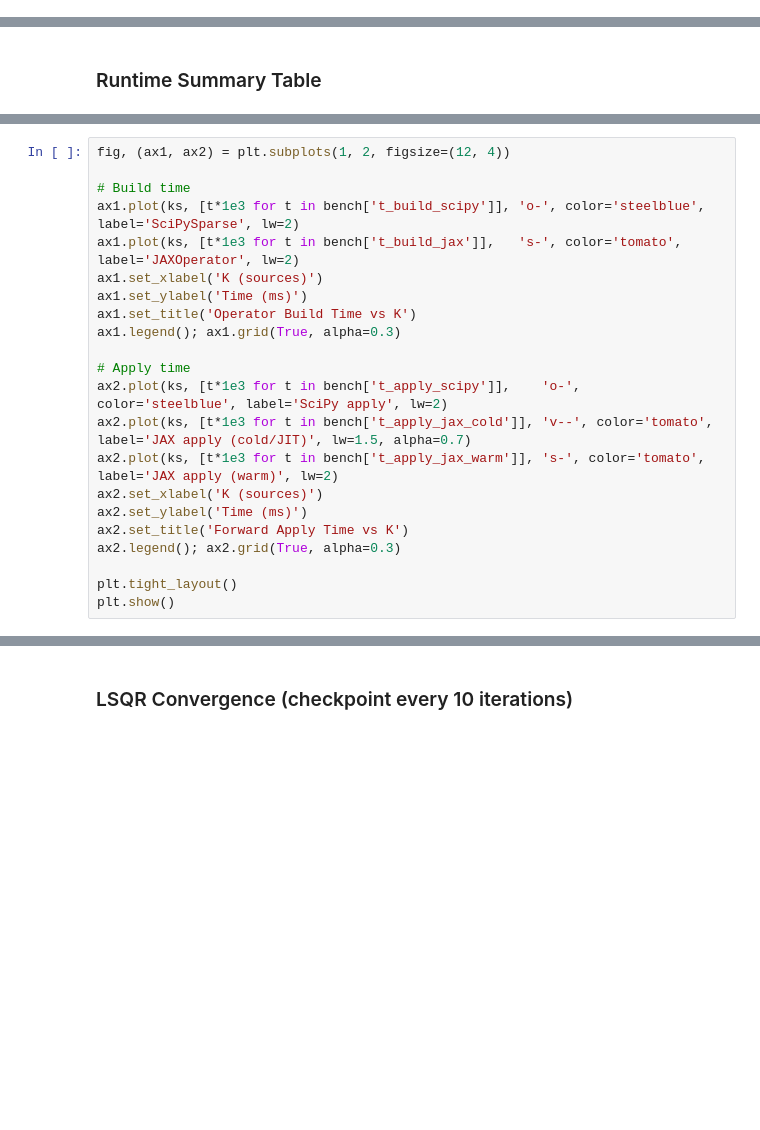
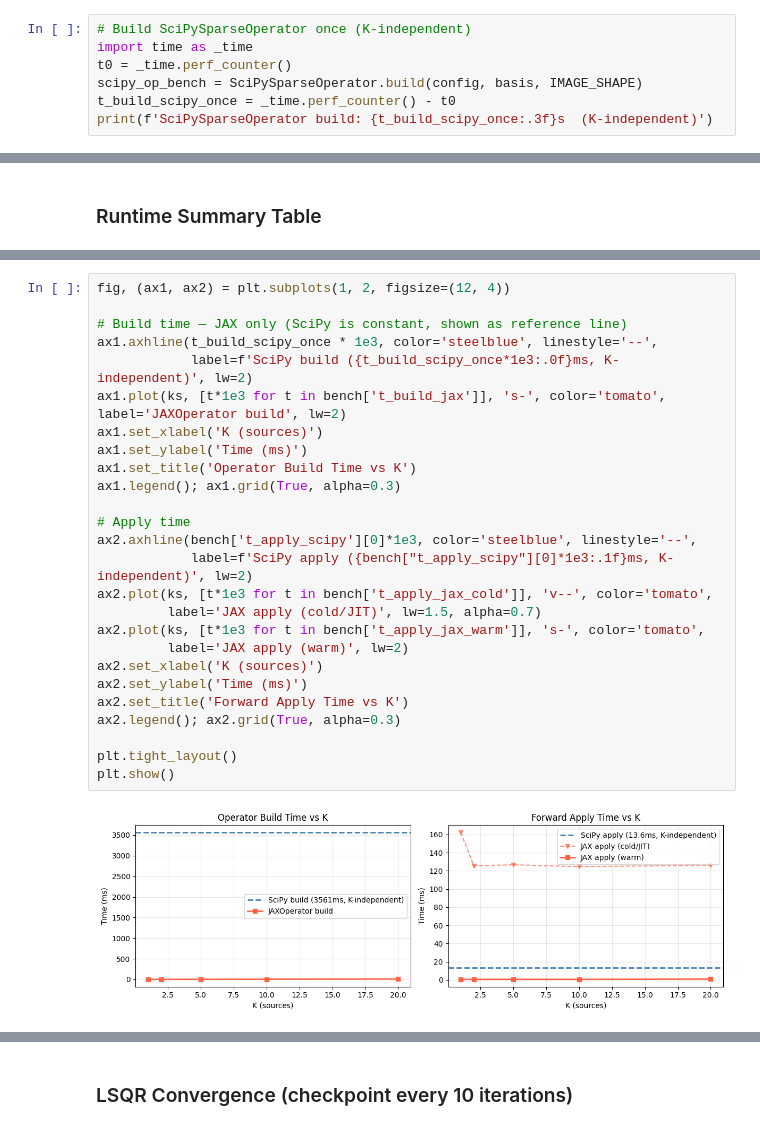
Before and after one commit to the-bagel-org/spectrex, a Jupyter notebook: notebooks/comparison_computational.ipynb, the cells around one changed output, grey strips where cells are left out. Cells and saved outputs as stored; diff of their text form; blank space fills up the shorter version.

```diff
--- a/notebooks/comparison_computational.ipynb
+++ b/notebooks/comparison_computational.ipynb
@@ -147 +175,8 @@ Timings use `timeit.timeit` with `number=3` repeats, reporting mean wall-clock s
 JAX steady-state is measured from the 2nd call onward.
+# %%
+# Build SciPySparseOperator once (K-independent)
+import time as _time
+t0 = _time.perf_counter()
+scipy_op_bench = SciPySparseOperator.build(config, basis, IMAGE_SHAPE)
+t_build_scipy_once = _time.perf_counter() - t0
+print(f'SciPySparseOperator build: {t_build_scipy_once:.3f}s  (K-independent)')
@@ -225,25 +270,31 @@ for i, k in enumerate(ks):
 # %%
 fig, (ax1, ax2) = plt.subplots(1, 2, figsize=(12, 4))
 
-# Build time
-ax1.plot(ks, [t*1e3 for t in bench['t_build_scipy']], 'o-', color='steelblue', label='SciPySparse', lw=2)
-ax1.plot(ks, [t*1e3 for t in bench['t_build_jax']],   's-', color='tomato',    label='JAXOperator', lw=2)
+# Build time — JAX only (SciPy is constant, shown as reference line)
+ax1.axhline(t_build_scipy_once * 1e3, color='steelblue', linestyle='--',
+            label=f'SciPy build ({t_build_scipy_once*1e3:.0f}ms, K-independent)', lw=2)
+ax1.plot(ks, [t*1e3 for t in bench['t_build_jax']], 's-', color='tomato', label='JAXOperator build', lw=2)
 ax1.set_xlabel('K (sources)')
 ax1.set_ylabel('Time (ms)')
 ax1.set_title('Operator Build Time vs K')
 ax1.legend(); ax1.grid(True, alpha=0.3)
 
 # Apply time
-ax2.plot(ks, [t*1e3 for t in bench['t_apply_scipy']],    'o-', color='steelblue', label='SciPy apply', lw=2)
-ax2.plot(ks, [t*1e3 for t in bench['t_apply_jax_cold']], 'v--', color='tomato',   label='JAX apply (cold/JIT)', lw=1.5, alpha=0.7)
-ax2.plot(ks, [t*1e3 for t in bench['t_apply_jax_warm']], 's-', color='tomato',    label='JAX apply (warm)', lw=2)
+ax2.axhline(bench['t_apply_scipy'][0]*1e3, color='steelblue', linestyle='--',
+            label=f'SciPy apply ({bench["t_apply_scipy"][0]*1e3:.1f}ms, K-independent)', lw=2)
+ax2.plot(ks, [t*1e3 for t in bench['t_apply_jax_cold']], 'v--', color='tomato',
+         label='JAX apply (cold/JIT)', lw=1.5, alpha=0.7)
+ax2.plot(ks, [t*1e3 for t in bench['t_apply_jax_warm']], 's-', color='tomato',
+         label='JAX apply (warm)', lw=2)
 ax2.set_xlabel('K (sources)')
 ax2.set_ylabel('Time (ms)')
 ax2.set_title('Forward Apply Time vs K')
 ax2.legend(); ax2.grid(True, alpha=0.3)
 
 plt.tight_layout()
 plt.show()
+# %% [output]
+[figure, added]
 # %% [markdown]
 ## Section 3: Solve Time and Convergence
 
```
Also changed, not shown: parts of 16 cells of this notebook, 1 other file.
